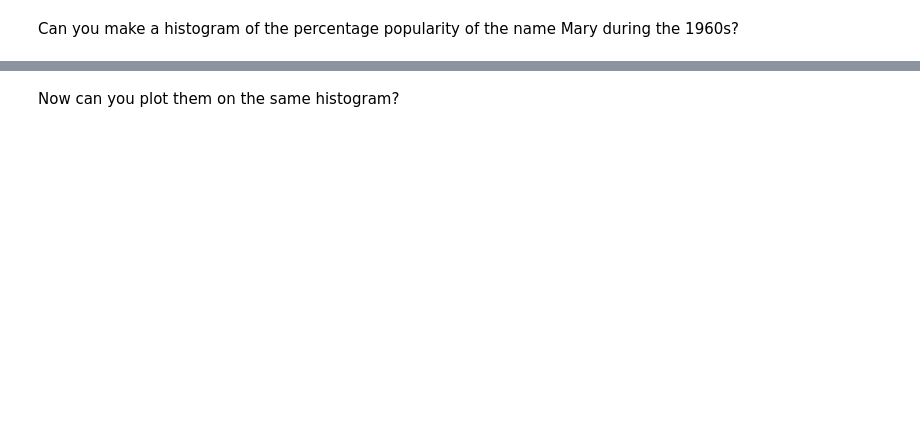
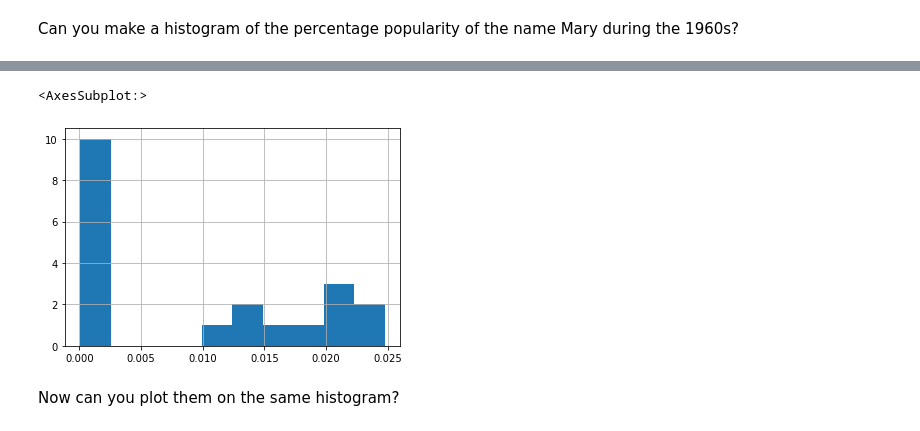
Before and after one commit to mburakerkn/Intro-to-Astro2024, a Jupyter notebook: Week2_Python_Packages/pandas_tutorial.ipynb, the cells around one changed output, grey strips where cells are left out. Saved outputs shown, nothing was run; the diff lists cells and outputs as text; code cells hidden in the pictures; blank space fills up the shorter version.

```diff
--- a/Week2_Python_Packages/pandas_tutorial.ipynb
+++ b/Week2_Python_Packages/pandas_tutorial.ipynb
@@ -148,3 +276,6 @@ Can you make a histogram of the percentage popularity of the name Lisa during th
 # ...
 # %% [markdown]
 Can you make a histogram of the percentage popularity of the name Mary during the 1960s?
+# %%
+sub1 = names_df.loc[(years >= 1960) & (years < 1970) & (names_df['name'] == 'Mary')]
+sub1
@@ -151,2 +300,7 @@ Can you make a histogram of the percentage popularity of the name Mary during th
+# %%
+sub1.percent.hist()
+# %% [output]
+<AxesSubplot:>
+[figure, added]
 # %% [markdown]
 Now can you plot them on the same histogram?
```
Also changed, not shown: parts of 27 cells of this notebook, 4 other files.
